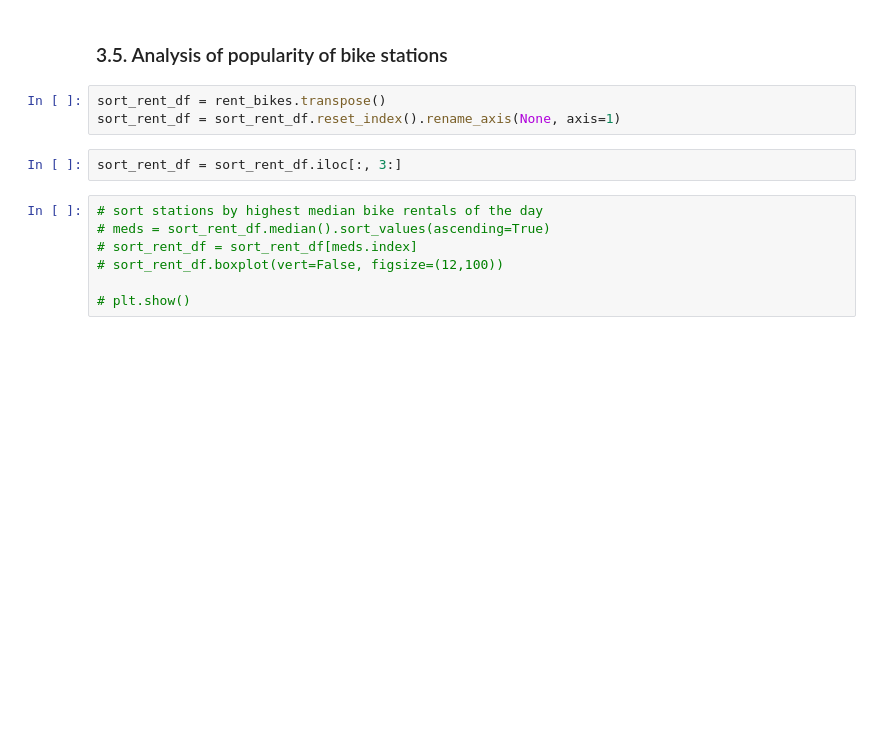
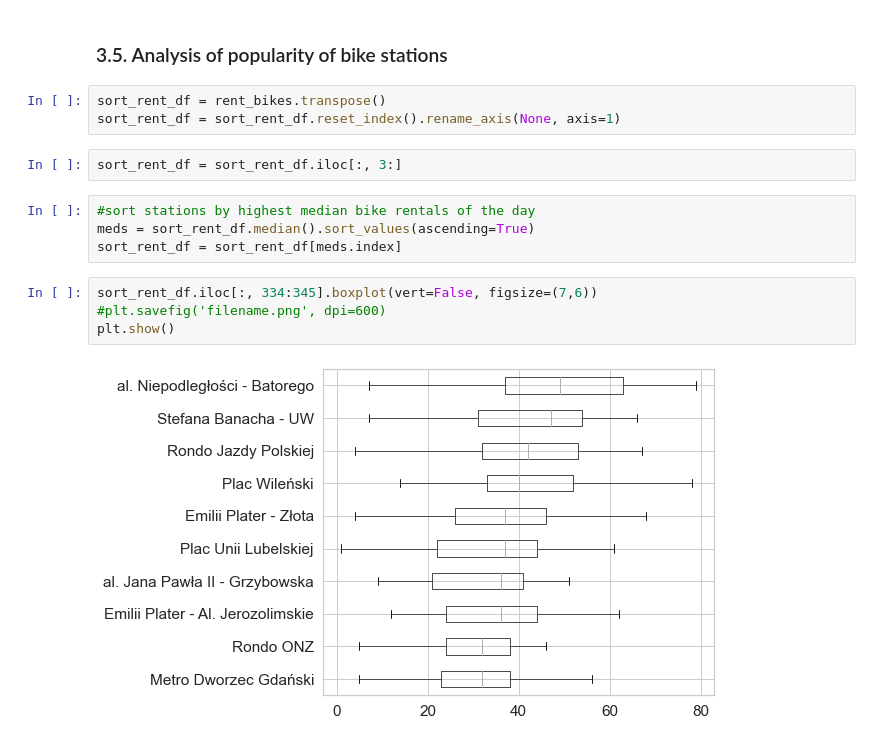
Before and after one commit to piekarsky/Exploratory-Data-Analysis-of-Bike-Sharing-Systems-in-Warsaw, a Jupyter notebook: source.ipynb, the cells around one changed output. Saved outputs shown, nothing was run; the diff lists cells and outputs as text; blank space fills up the shorter version.

```diff
--- a/source.ipynb
+++ b/source.ipynb
@@ -683,10 +770,13 @@ sort_rent_df = sort_rent_df.reset_index().rename_axis(None, axis=1)
 # %%
 sort_rent_df = sort_rent_df.iloc[:, 3:]
 # %%
-# sort stations by highest median bike rentals of the day
-# meds = sort_rent_df.median().sort_values(ascending=True)
-# sort_rent_df = sort_rent_df[meds.index]
-# sort_rent_df.boxplot(vert=False, figsize=(12,100))
-
-# plt.show()
+#sort stations by highest median bike rentals of the day
+meds = sort_rent_df.median().sort_values(ascending=True)
+sort_rent_df = sort_rent_df[meds.index]
+# %%
+sort_rent_df.iloc[:, 334:345].boxplot(vert=False, figsize=(7,6))
+#plt.savefig('filename.png', dpi=600)
+plt.show()
+# %% [output]
+[figure, added]
 # %%
```
Also changed, not shown: parts of 28 cells of this notebook.
